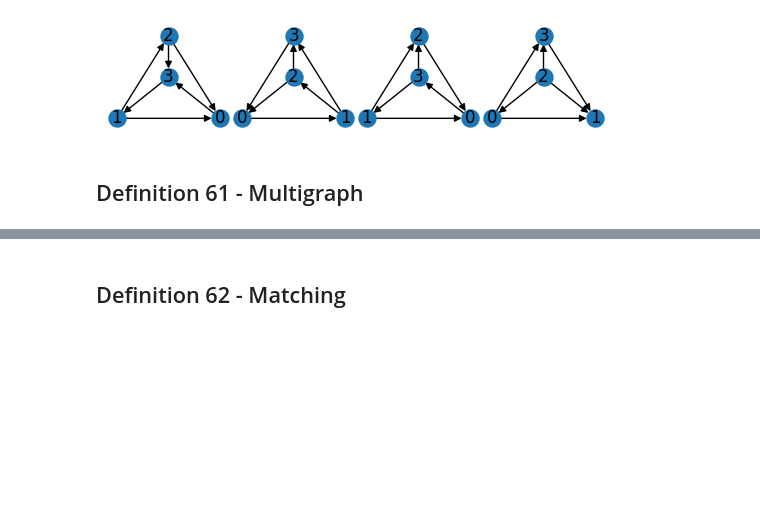
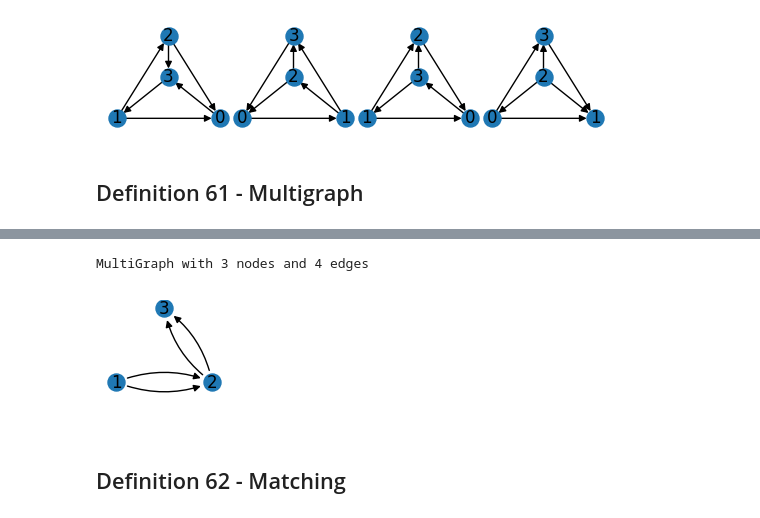
Before and after one commit to lipinski/graph-theory, a Jupyter notebook: definitions.ipynb, the cells around one changed output, grey strips where cells are left out. Saved outputs shown, nothing was run; the diff lists cells and outputs as text; code cells hidden in the pictures; blank space fills up the shorter version.

Commit message:
Add Multigraph, Matching, Factor

```diff
--- a/definitions.ipynb
+++ b/definitions.ipynb
@@ -1123,2 +1128,27 @@ for i in range(4):
+# %%
+H = nx.MultiGraph()
+
+# Add edges to the graph
+H.add_edge(1, 2, rad=0.2, label='A')
+H.add_edge(1, 2, rad=-0.2, label='B')
+H.add_edge(2, 3, rad=0.2, label='A')
+H.add_edge(2, 3, rad=-0.2, label='B')
+
+print(nx.info(H))
+
+fig = plt.figure(figsize=(1.5, 1.5))
+plt.tick_params(left=False, labelleft=False)
+plt.box(False)
+
+new_pos = nx.planar_layout(H)
+nx.draw_networkx_nodes(H, new_pos, node_size=150, label=True)
+nx.draw_networkx_labels(H, new_pos)
+
+for edge in H.edges(data=True):
+    nx.draw_networkx_edges(H, new_pos, edgelist=[(edge[0],edge[1])], arrows=True, connectionstyle=f'arc3, rad = {edge[2]["rad"]}')
+# plt.margins(0.05);
+# %% [output]
+MultiGraph with 3 nodes and 4 edges
+[figure, added]
 # %% [markdown]
 ## Definition 62 - Matching
```
Also changed, not shown: parts of 12 cells of this notebook.
